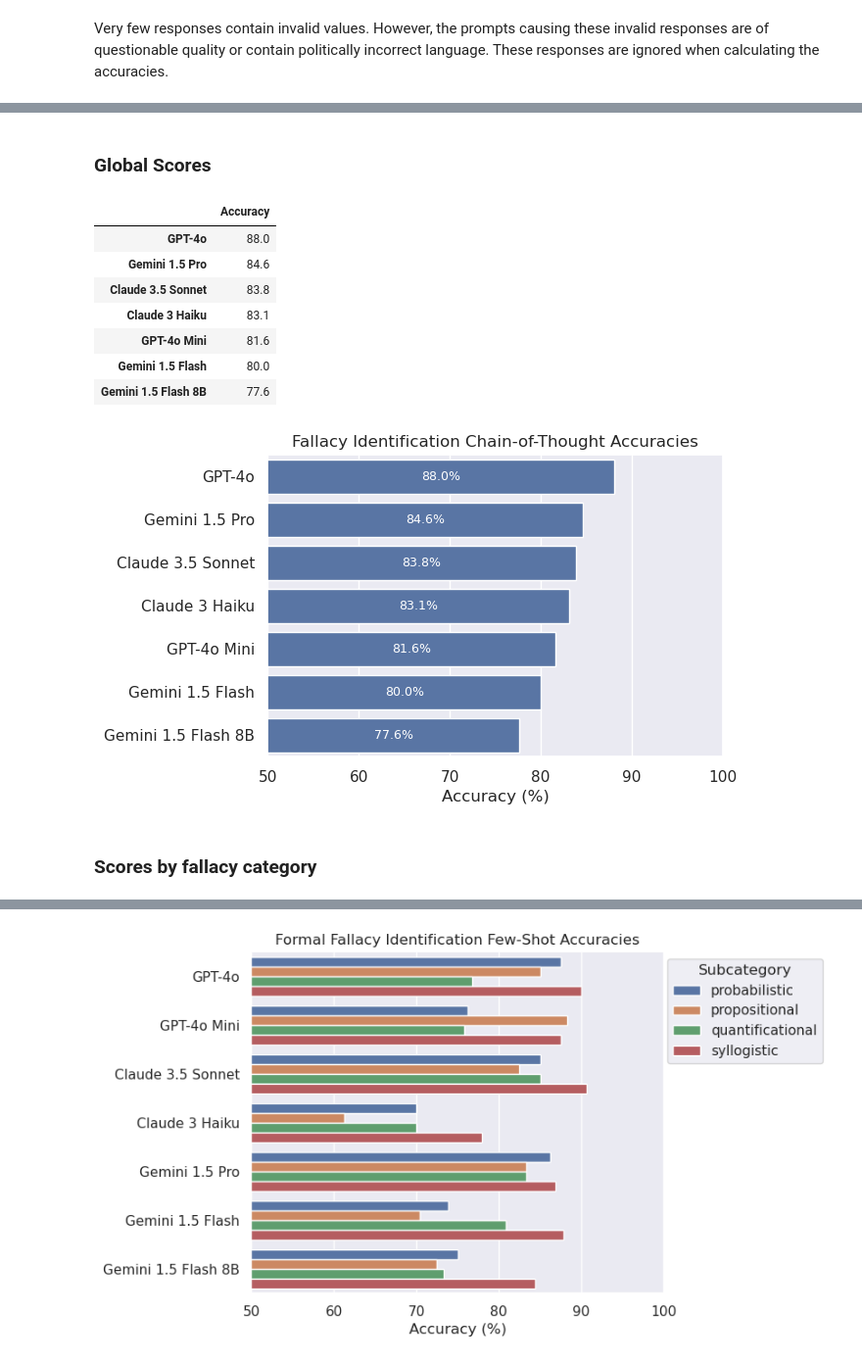
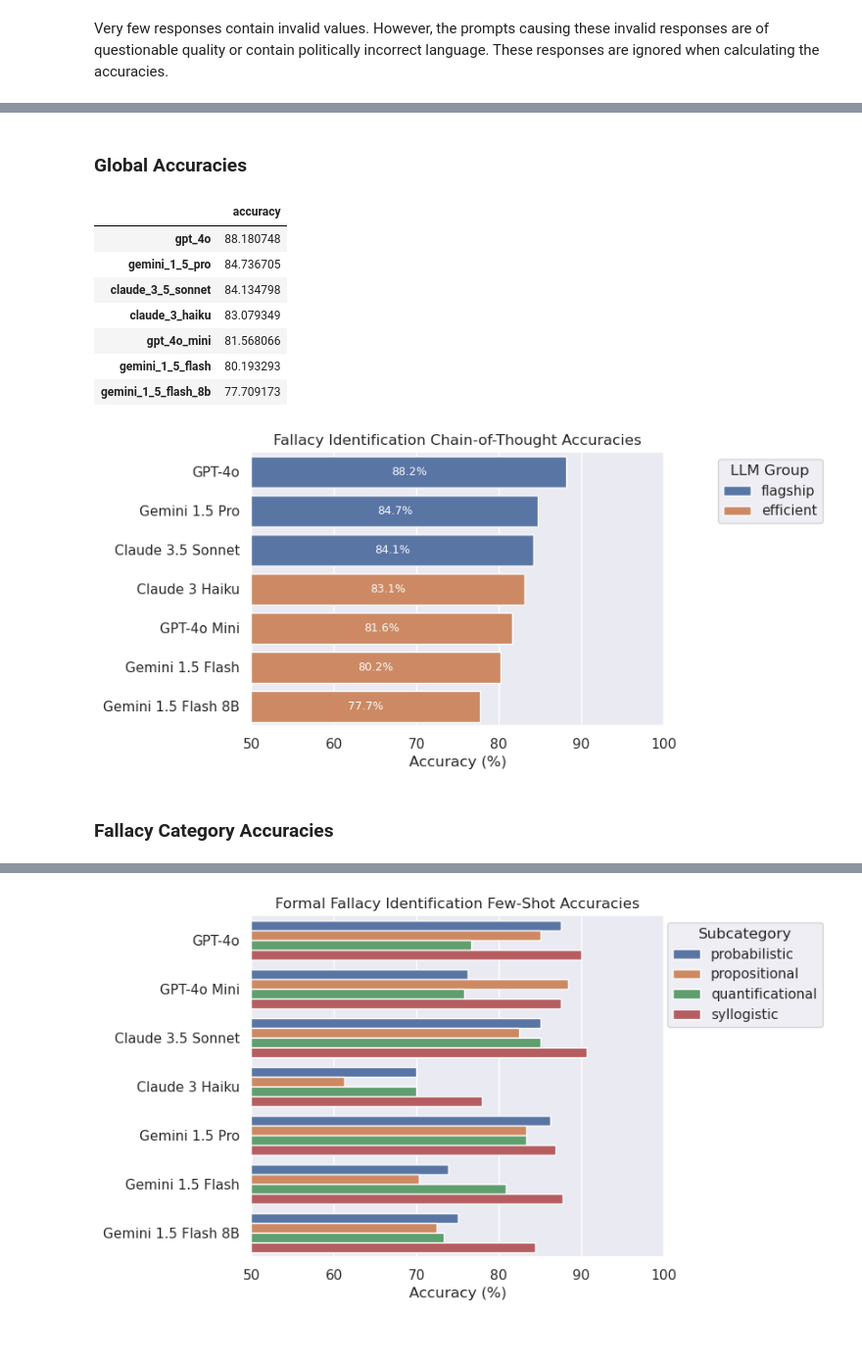
Before and after one commit to aimfeld/fallacy-detection, a Jupyter notebook: analysis.ipynb, the cells around one changed output, grey strips where cells are left out. Shown at 98% size. Drawn from its saved outputs; the diff is of its cells as text; code cells hidden in the pictures; blank space fills up the shorter version.

```diff
--- a/analysis.ipynb
+++ b/analysis.ipynb
@@ -391,30 +495,33 @@ df_fallacies_e3_invalid.head()
 # %% [markdown]
-### Global Scores
+### Global Accuracies
 # %%
 _, df_subcategory_accuracies_e3, df_category_accuracies_e3, df_global_accuracies_e3 = get_accuracies(df_fallacies_e3)
 # %%
-df_global_accuracies_e3 = df_global_accuracies_e3.sort_values('Accuracy', ascending=False)
+df_global_accuracies_e3 = df_global_accuracies_e3.sort_values('accuracy', ascending=False)
 df_global_accuracies_e3
 # %% [output]
-|  | Accuracy |
-| GPT-4o | 88.0 |
-| Gemini 1.5 Pro | 84.6 |
-| Claude 3.5 Sonnet | 83.8 |
-| Claude 3 Haiku | 83.1 |
-| GPT-4o Mini | 81.6 |
-| Gemini 1.5 Flash | 80.0 |
-| Gemini 1.5 Flash 8B | 77.6 |
+|  | accuracy |
+| gpt_4o | 88.180748 |
+| gemini_1_5_pro | 84.736705 |
+| claude_3_5_sonnet | 84.134798 |
+| claude_3_haiku | 83.079349 |
+| gpt_4o_mini | 81.568066 |
+| gemini_1_5_flash | 80.193293 |
+| gemini_1_5_flash_8b | 77.709173 |
 # %%
 plot_accuracies(
-    data=df_global_accuracies_e3.reset_index(),
+    data=add_llm_info(df_global_accuracies_e3),
     figsize=(6, 4),
     title='Fallacy Identification Chain-of-Thought Accuracies',
+    hue='llm_group',
+    legend_title='LLM Group',
+    legend_anchor=(1.4, 1),
     annotate=True,
 )
 # %% [output]
-[figure, old version]
+[figure, new version]
 # %% [markdown]
-### Scores by fallacy category
+### Fallacy Category Accuracies
 # %%
 df_category_accuracies_e3
 # %% [output]
```
Also changed, not shown: parts of 51 cells of this notebook, 3 other files.
